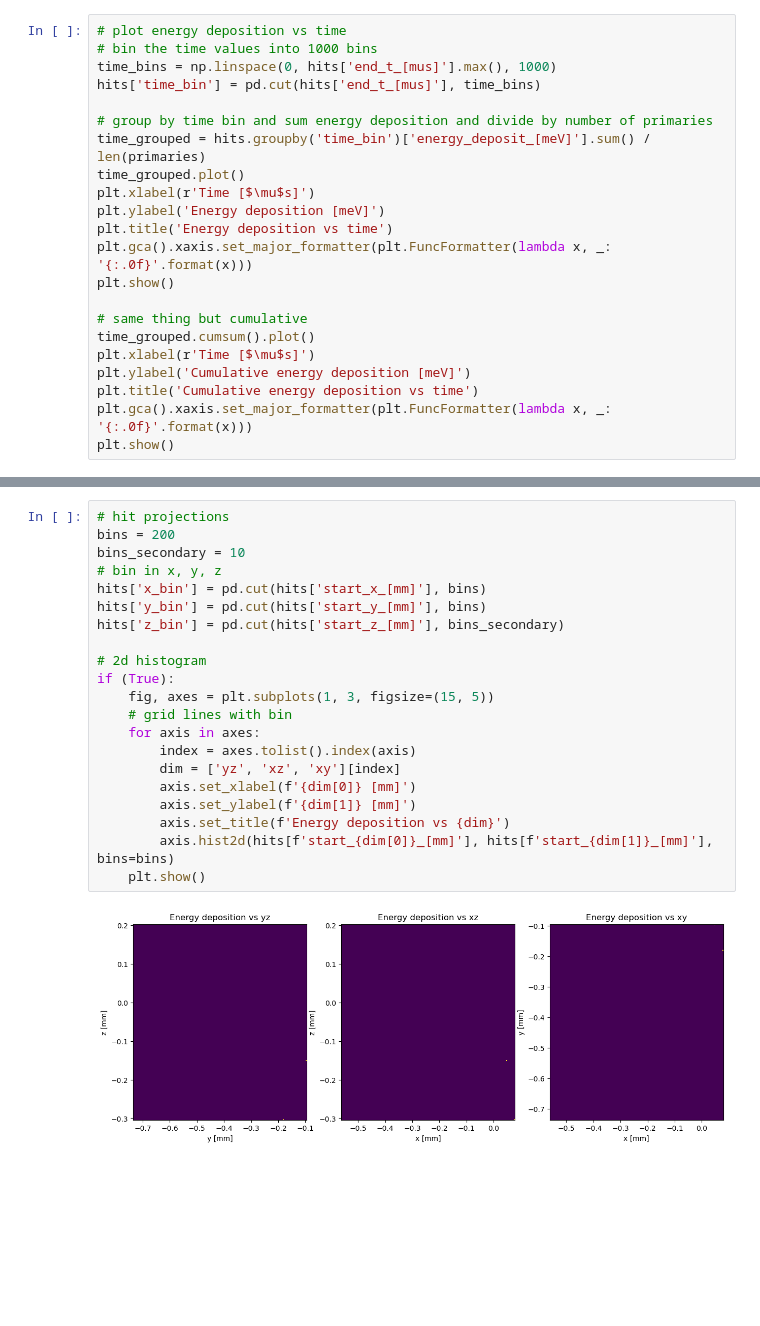
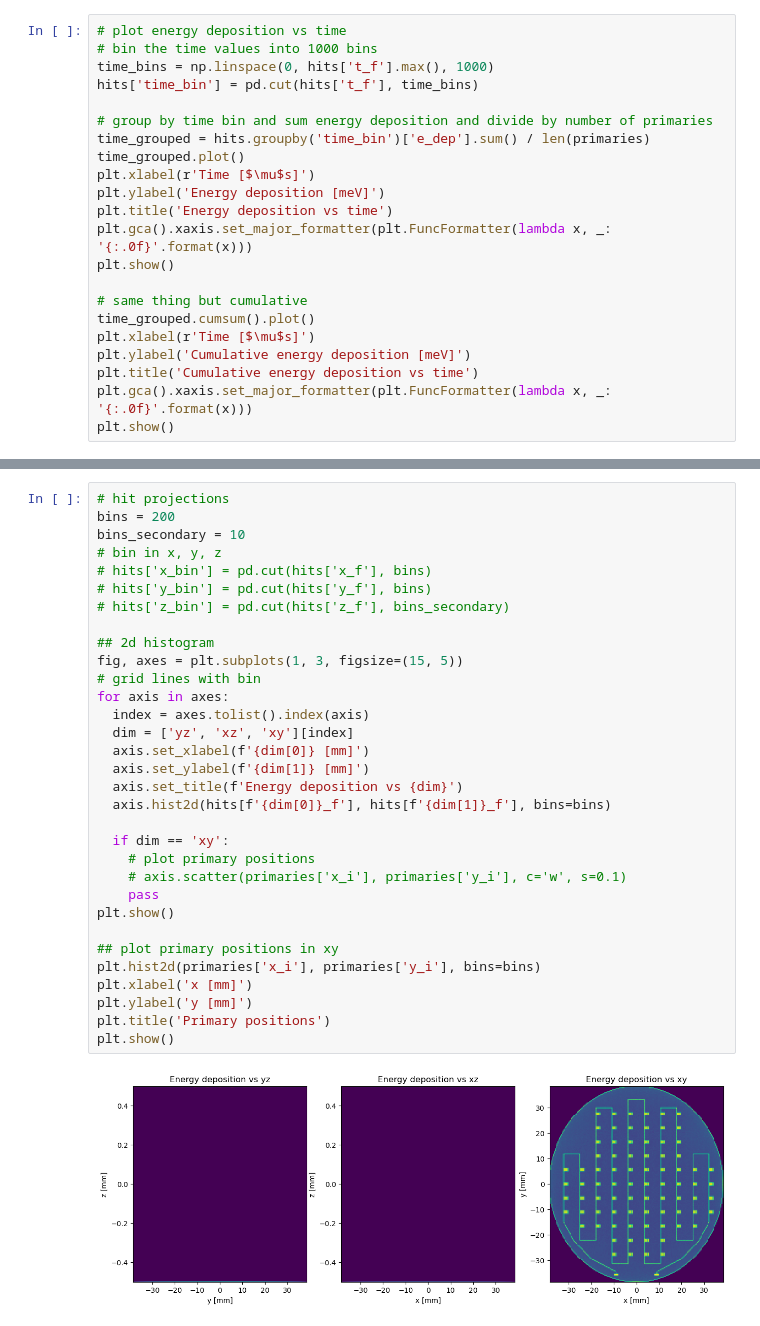
Before and after one commit to ThomasPCleveland/surf_2024, a Jupyter notebook: analysis/analysis.ipynb, the cells around one changed output, grey strips where cells are left out. Drawn from its saved outputs; the diff is of its cells as text; blank space fills up the shorter version.

```diff
--- a/analysis/analysis.ipynb
+++ b/analysis/analysis.ipynb
@@ -119,11 +188,11 @@ energy [meV]:    9.89038
 # %%
 # plot energy deposition vs time
 # bin the time values into 1000 bins
-time_bins = np.linspace(0, hits['end_t_[mus]'].max(), 1000)
-hits['time_bin'] = pd.cut(hits['end_t_[mus]'], time_bins)
+time_bins = np.linspace(0, hits['t_f'].max(), 1000)
+hits['time_bin'] = pd.cut(hits['t_f'], time_bins)
 
 # group by time bin and sum energy deposition and divide by number of primaries
-time_grouped = hits.groupby('time_bin')['energy_deposit_[meV]'].sum() / len(primaries)
+time_grouped = hits.groupby('time_bin')['e_dep'].sum() / len(primaries)
 time_grouped.plot()
 plt.xlabel(r'Time [$\mu$s]')
 plt.ylabel('Energy deposition [meV]')
@@ -156,23 +225,34 @@ plt.show()
 # %%
 # hit projections
 bins = 200
 bins_secondary = 10
 # bin in x, y, z
-hits['x_bin'] = pd.cut(hits['start_x_[mm]'], bins)
-hits['y_bin'] = pd.cut(hits['start_y_[mm]'], bins)
-hits['z_bin'] = pd.cut(hits['start_z_[mm]'], bins_secondary)
+# hits['x_bin'] = pd.cut(hits['x_f'], bins)
+# hits['y_bin'] = pd.cut(hits['y_f'], bins)
+# hits['z_bin'] = pd.cut(hits['z_f'], bins_secondary)
 
-# 2d histogram
-if (True):
-    fig, axes = plt.subplots(1, 3, figsize=(15, 5))
-    # grid lines with bin
-    for axis in axes:
-        index = axes.tolist().index(axis)
-        dim = ['yz', 'xz', 'xy'][index]
-        axis.set_xlabel(f'{dim[0]} [mm]')
-        axis.set_ylabel(f'{dim[1]} [mm]')
-        axis.set_title(f'Energy deposition vs {dim}')
-        axis.hist2d(hits[f'start_{dim[0]}_[mm]'], hits[f'start_{dim[1]}_[mm]'], bins=bins)
-    plt.show()
+## 2d histogram
+fig, axes = plt.subplots(1, 3, figsize=(15, 5))
+# grid lines with bin
+for axis in axes:
+  index = axes.tolist().index(axis)
+  dim = ['yz', 'xz', 'xy'][index]
+  axis.set_xlabel(f'{dim[0]} [mm]')
+  axis.set_ylabel(f'{dim[1]} [mm]')
+  axis.set_title(f'Energy deposition vs {dim}')
+  axis.hist2d(hits[f'{dim[0]}_f'], hits[f'{dim[1]}_f'], bins=bins)
+
+  if dim == 'xy':
+    # plot primary positions
+    # axis.scatter(primaries['x_i'], primaries['y_i'], c='w', s=0.1)
+    pass
+plt.show()
+
+## plot primary positions in xy
+plt.hist2d(primaries['x_i'], primaries['y_i'], bins=bins)
+plt.xlabel('x [mm]')
+plt.ylabel('y [mm]')
+plt.title('Primary positions')
+plt.show()
 # %% [output]
-[figure, old version]
+[figure, new version]
```
Also changed, not shown: parts of 12 cells of this notebook.
